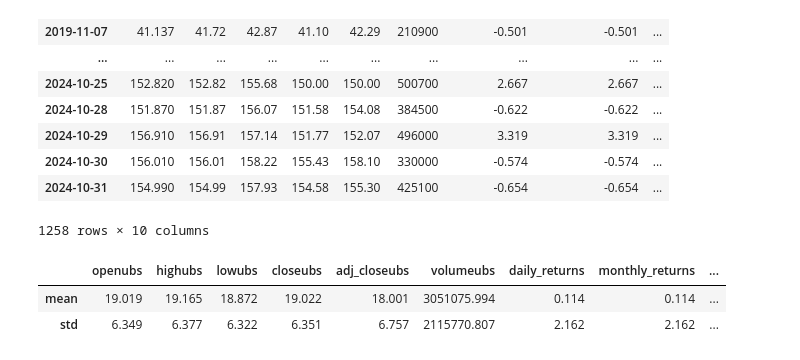
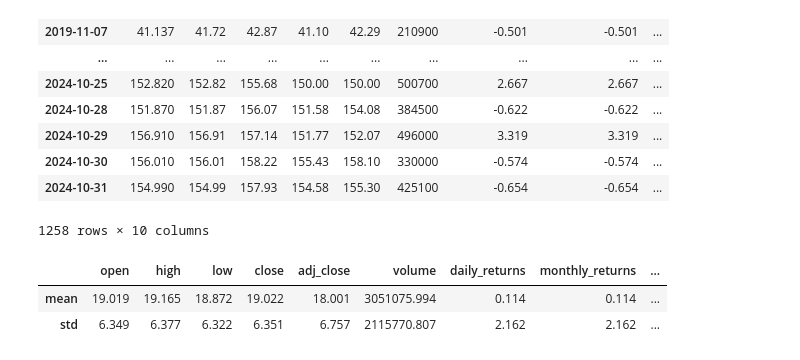
Before and after one commit to markmorcos/first_project, a Jupyter notebook: notebooks/ENSG_and_UBS_data.ipynb, the cells around one changed output. Drawn from its saved outputs; the diff is of its cells as text; code cells hidden in the pictures.

```diff
--- a/notebooks/ENSG_and_UBS_data.ipynb
+++ b/notebooks/ENSG_and_UBS_data.ipynb
@@ -399,15 +399,15 @@ display (format_and_round_df(df_ensign))
 # %%
 # Summmary of data UBS
 
 summary_stats_ubs = df_ubs[['Open', 'High', 'Low', 'Close', 'Adj Close', 'Volume',
                       'daily_returns', 'monthly_returns', 'annual_returns', 'daily_range']].agg(['mean', 'std'])
 summary_stats_ubs=summary_stats_ubs.round(3)
 
-summary_stats_ubs.columns = [''.join(col).lower().replace('ensg', '') for col in summary_stats_ubs.columns]
+summary_stats_ubs.columns = [''.join(col).lower().replace('ubs', '') for col in summary_stats_ubs.columns]
 summary_stats_ubs.columns = [col.replace('adj close', 'adj_close') for col in summary_stats_ubs.columns]
 display(summary_stats_ubs)
 # %% [output]
-|  | openubs | highubs | lowubs | closeubs | adj_closeubs | volumeubs | daily_returns | monthly_returns | ... |
+|  | open | high | low | close | adj_close | volume | daily_returns | monthly_returns | ... |
 | mean | 19.019 | 19.165 | 18.872 | 19.022 | 18.001 | 3051075.994 | 0.114 | 0.114 | ... |
 | std | 6.349 | 6.377 | 6.322 | 6.351 | 6.757 | 2115770.807 | 2.162 | 2.162 | ... |
 # %%
```
Also changed, not shown: 1 other file.
